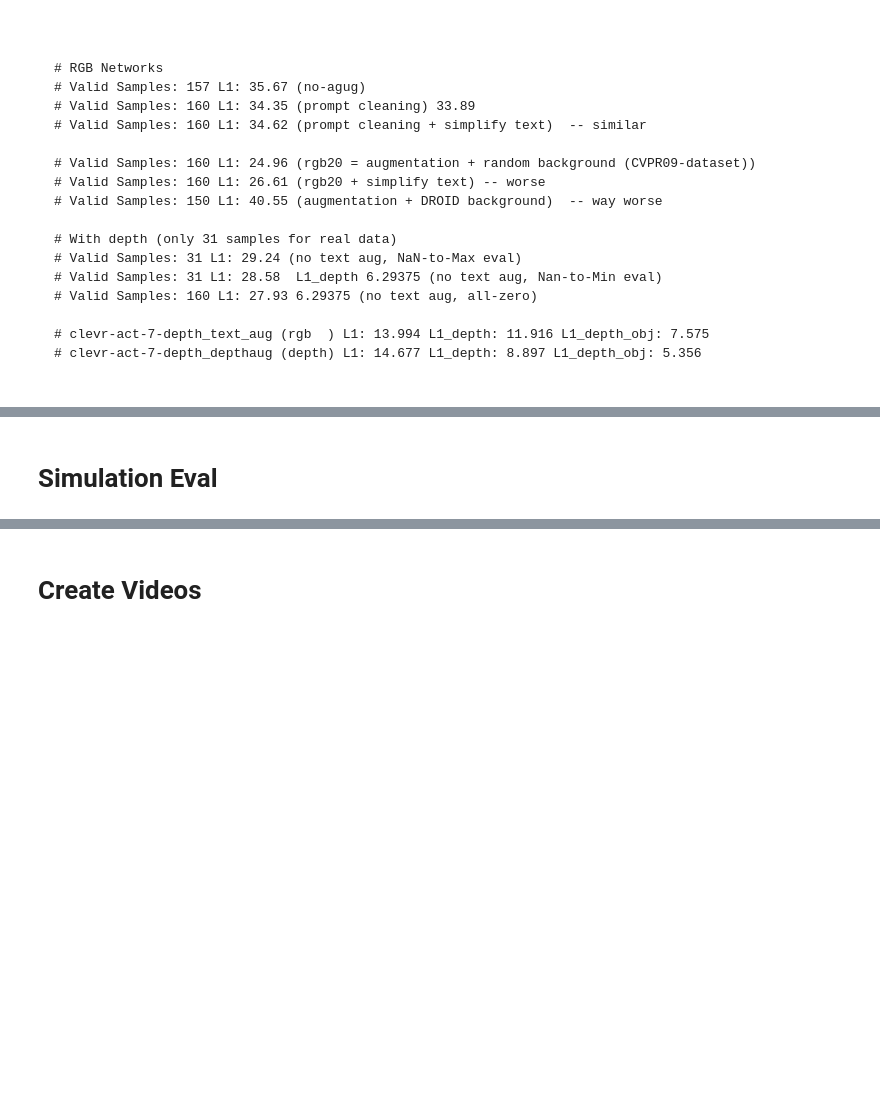
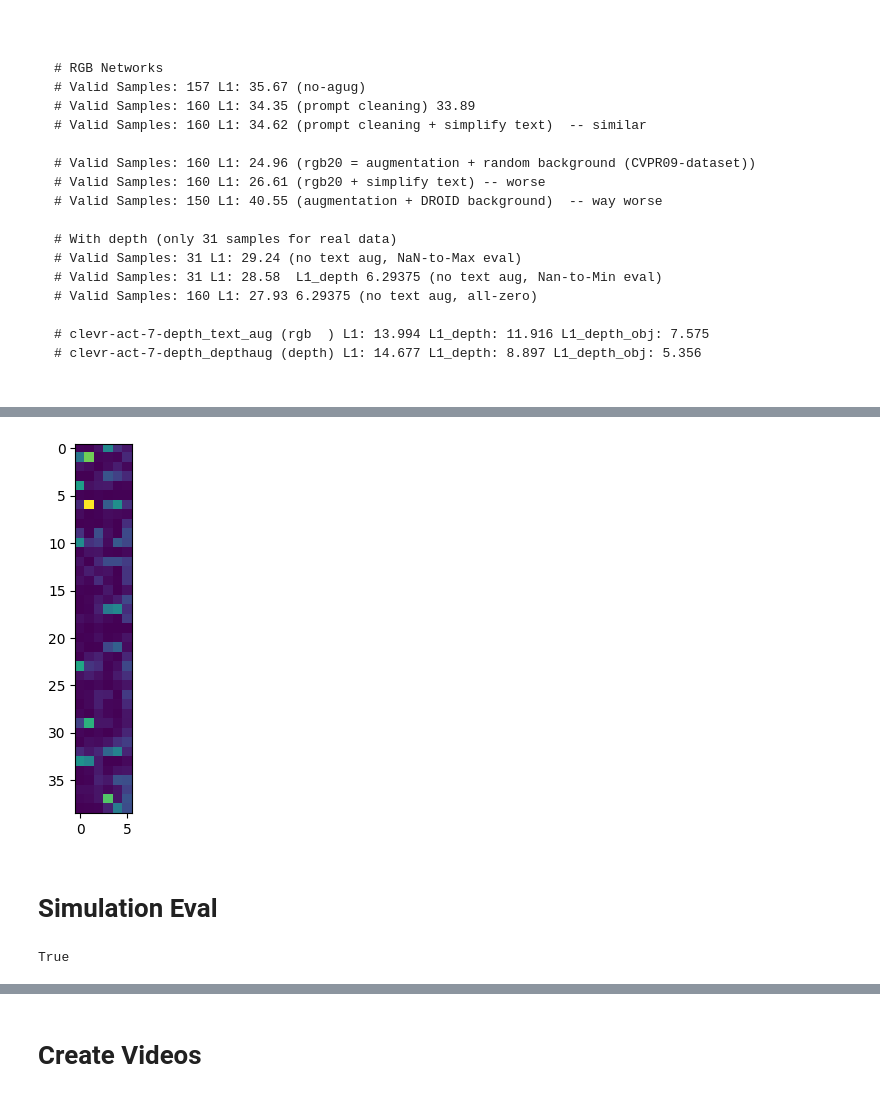
Before and after one commit to singjing/cVLA, a Jupyter notebook: scripts/hf_eval_notebook.ipynb, the cells around one changed output, grey strips where cells are left out. Saved outputs shown, nothing was run; the diff lists cells and outputs as text; code cells hidden in the pictures; blank space fills up the shorter version.

```diff
--- a/scripts/hf_eval_notebook.ipynb
+++ b/scripts/hf_eval_notebook.ipynb
@@ -171,7 +216,7 @@ for start_idx in tqdm(range(0, test_samples, eval_batch_size), total=ceil(test_s
 # %%
 from cvla.utils_vis import render_example
 
-plot_images = 160
+plot_images = 5
 
 html_imgs = ""
 for _, (dataset_index, decoded_str) in tqdm(zip(range(plot_images),predictions.items())):
@@ -255,0 +358,18 @@ stats_report
+# %%
+html_imgs = ""
+for i in range(min(39, len(nvalid_map))):
+    dataset_i = nvalid_map[i]
+    batch_entry = test_dataset[dataset_i]
+    print(dataset_i)
+    if return_depth:
+        (depth, image), sample = batch_entry
+    else:
+        image, sample = batch_entry
+
+    decoded_str = predictions[dataset_i]
+    html_img = render_example(image, text=sample["prefix"], label=sample["suffix"], prediction=decoded_str, camera=sample["camera"],
+                              enc=enc_data, enc_pred=enc_model)
+    html_imgs += html_img
+
+
+display(HTML(html_imgs))
@@ -326,12 +460,14 @@ plt.grid(axis="y", linestyle="--", alpha=0.7)  # Add grid lines for readability
 # Show plot
 plt.show()
 # %%
-plt.imshow(np.abs(valid_diffs[:,:,0:3].reshape(-1,6)))
-worst_position = np.argsort(-np.max(np.abs(valid_diffs[:,:,2:3]),axis=(1,2)))
+plt.imshow(np.abs(valid_diffs["cart"][:,:,0:3].reshape(-1,6)))
+#-np.max
+#worst_position = np.argsort(-np.max(np.abs(valid_diffs["cam"][:,:,2:3]),axis=(1,2)))
+worst_position = np.argsort(-np.sum(np.abs(valid_diffs["cam"][:, :, :3]), axis=(1, 2)))
 
 html_imgs = ""
-for i in range(5):
-    dataset_i = worst_position[i]
+for i in range(min(39,len(worst_position))):
+    dataset_i = valid_map[worst_position[i]]
     batch_entry = test_dataset[dataset_i]
     if return_depth:
         (depth, image), sample = batch_entry
@@ -339,8 +475,10 @@ for i in range(5):
         image, sample = batch_entry
 
     decoded_str = predictions[dataset_i]
-    html_img = render_example(image, text=sample["prefix"], label=sample["suffix"], prediction=decoded_str, camera=sample["camera"])
+    html_img = render_example(image, text=sample["prefix"], label=sample["suffix"], prediction=decoded_str, camera=sample["camera"],
+                              enc=enc_data, enc_pred=enc_model)
     html_imgs += html_img
 
 
 display(HTML(html_imgs))
+# %% [output]
@@ -347,3 +486,4 @@ display(HTML(html_imgs))
+[figure, added]
 # %% [markdown]
 # Simulation Eval
 # %%
@@ -360,4 +500,9 @@ os.environ["CUDA_VISIBLE_DEVICES"]="3"
 os.environ["TOKENIZERS_PARALLELISM"] = "false"
+# %%
+import torch
+torch.cuda.is_available()
+# %% [output]
+True
 # %%
 import getpass
 
```
Also changed, not shown: parts of 19 cells of this notebook, 3 other files.
